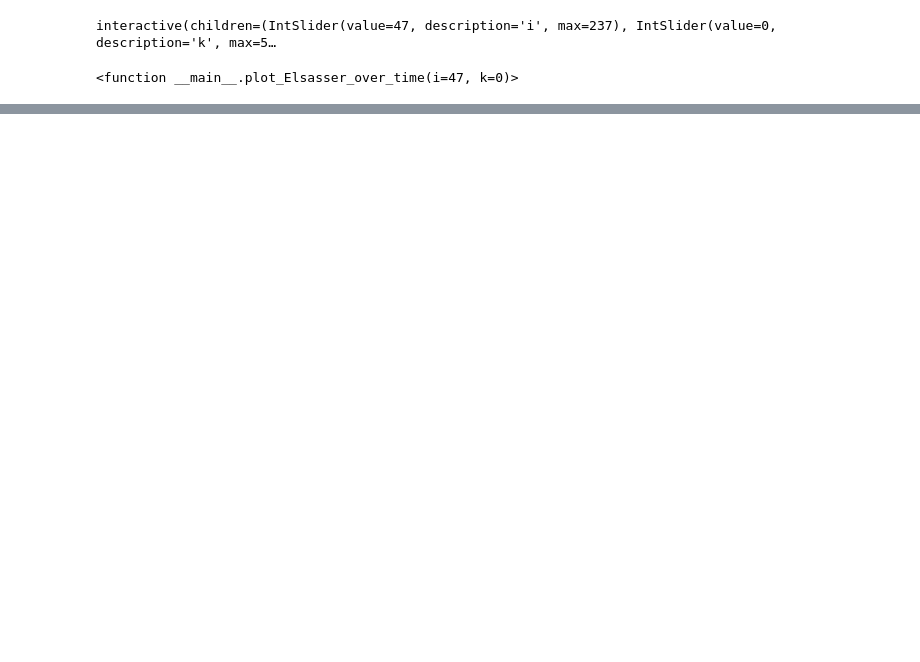
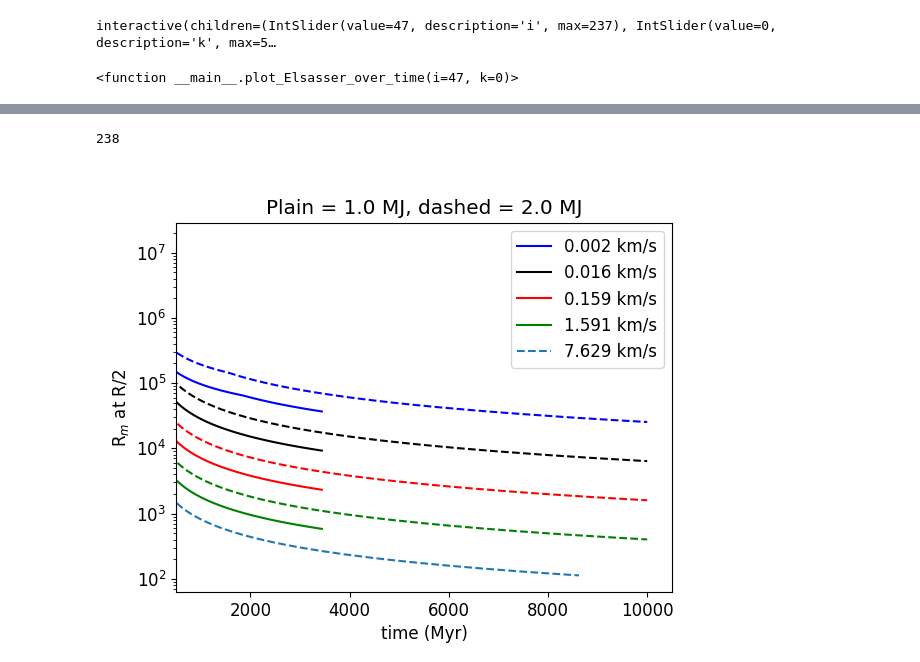
Before and after one commit to olwenrering/Gas-Dynamics-Project, a Jupyter notebook: test_all.ipynb, the cells around one changed output, grey strips where cells are left out. Cells and saved outputs as stored; diff of their text form; code cells hidden in the pictures; blank space fills up the shorter version.

```diff
--- a/test_all.ipynb
+++ b/test_all.ipynb
@@ -842,0 +914,26 @@ plt.close('all')
+# %%
+colors = ['b', 'k', 'r', 'g']
+plt.figure()
+for j in range(len(mdl[0])):
+    time = np.array(mdl[0][j].glob)[:,10]
+    time2 = np.array(mdl[5][j].glob)[:,10]
+    #print(time)
+    plt.plot(time[:107], Rm_time[0][j][:107], c=colors[j], label=f"{Omega_list[0][j]/1e3:.3f} km/s")
+    plt.plot(time2, Rm_time[5][j], '--', c=colors[j])#, label=f"{Omega_list[5][j]/1e3:.3f} km/s")
+print(len(B_time[5][4]))
+plt.plot(time2[:210], Rm_time[5][4][:210], '--', label=f"{Omega_list[5][4]/1e3:.3f} km/s")
+"""for j in range(len(mdl[5])):
+    time = np.array(mdl[5][j].glob)[:,10]
+    #print(time)"""
+
+plt.title(f'Plain = 1.0 MJ, dashed = 2.0 MJ')
+plt.xlabel('time (Myr)')
+plt.xlim(500,)
+plt.ylabel(r'R$_{m}$ at R/2', fontsize=12)
+plt.yscale('log')
+plt.legend()
+plt.savefig('Rm_time_all.pdf', format='pdf')
+plt.show()
+# %% [output]
+238
+[figure, added]
```
Also changed, not shown: parts of 20 cells of this notebook, 16 other files.
